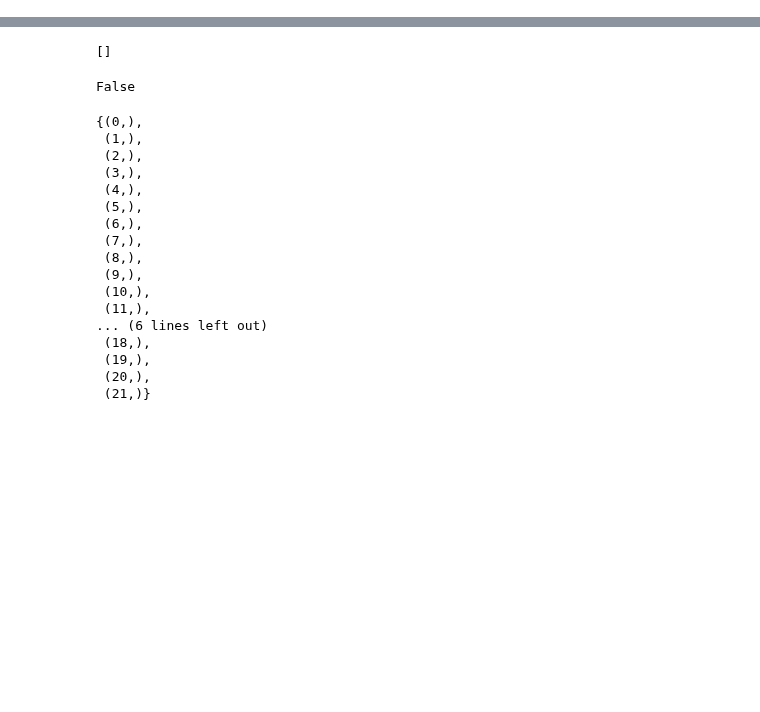
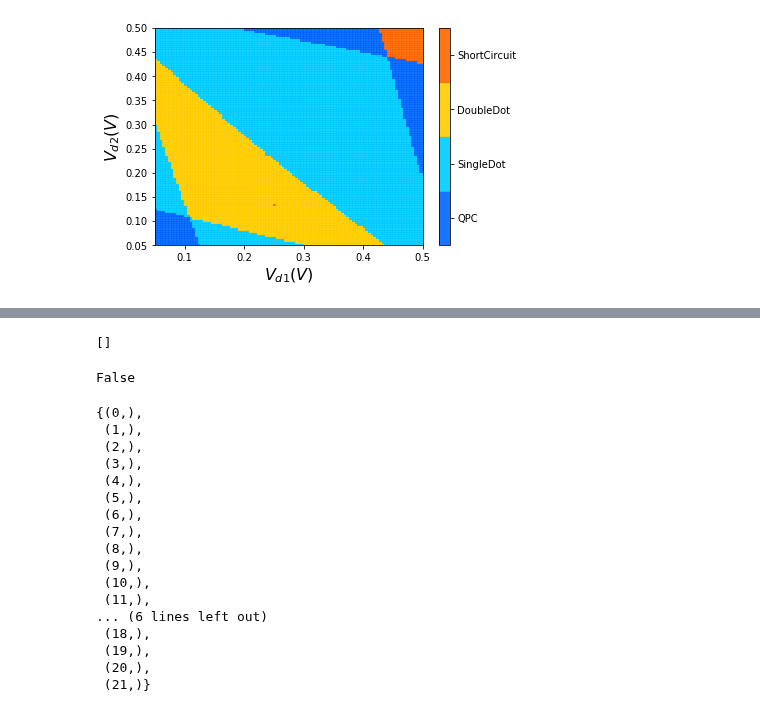
Before and after one commit to Quantumgame/quantum-ml, a Jupyter notebook: test_notebooks/opt_test.ipynb, the cells around one changed output, grey strips where cells are left out. Drawn from its saved outputs; the diff is of its cells as text; code cells hidden in the pictures; blank space fills up the shorter version.

Commit message:
double dot working, moving to cluster

```diff
--- a/test_notebooks/opt_test.ipynb
+++ b/test_notebooks/opt_test.ipynb
@@ -220,0 +218,27 @@ output_vec[1]
+# %%
+XX,YY = np.meshgrid(V_d_vec,V_d_vec)
+def map_state_to_color(param):
+    (state,num_dot) = param
+    if state == 'QPC':
+        return 0
+    elif state == 'Dot' and num_dot == 1:
+        return 1
+    elif state == 'Dot' and num_dot == 2:
+        return 2
+    elif state == 'ShortCircuit':
+        return 3
+    else:
+        return 4
+C = [map_state_to_color(x) for x in zip([y['state'] for y in output_vec],[y['num_dot'] for y in output_vec])]
+import matplotlib as mpl
+my_cmap = mpl.colors.ListedColormap([[0., .4, 1.], [0., .8, 1.],
+                                  [1., .8, 0.], [1., .4, 0.]])
+C_new = [C[N_v*i : N_v*(i+1)] for i in range(N_v)]
+plt.pcolor(XX,YY,C_new,cmap = my_cmap,alpha=0.9)
+plt.xlabel(r'$V_{d1} (V)$',fontsize=16)
+plt.ylabel(r'$V_{d2} (V)$',fontsize=16)
+cbar = plt.colorbar(cmap=my_cmap,ticks=[0,1,2,3])
+cbar.set_ticklabels(["QPC","SingleDot","DoubleDot","ShortCircuit"])
+cbar.set_ticks([0.5,1.5,2.5,3.5])
+# %% [output]
+[figure, added]
```
Also changed, not shown: parts of 11 cells of this notebook, 4 other files.
